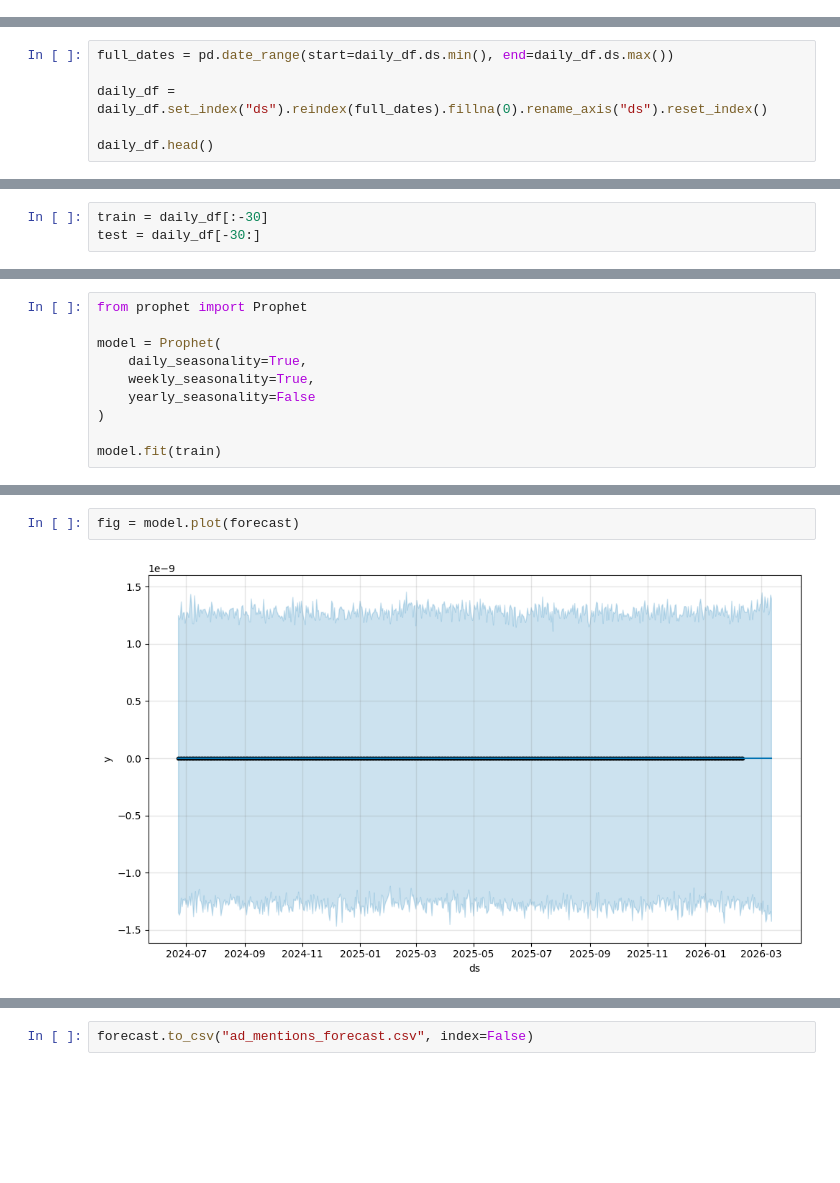
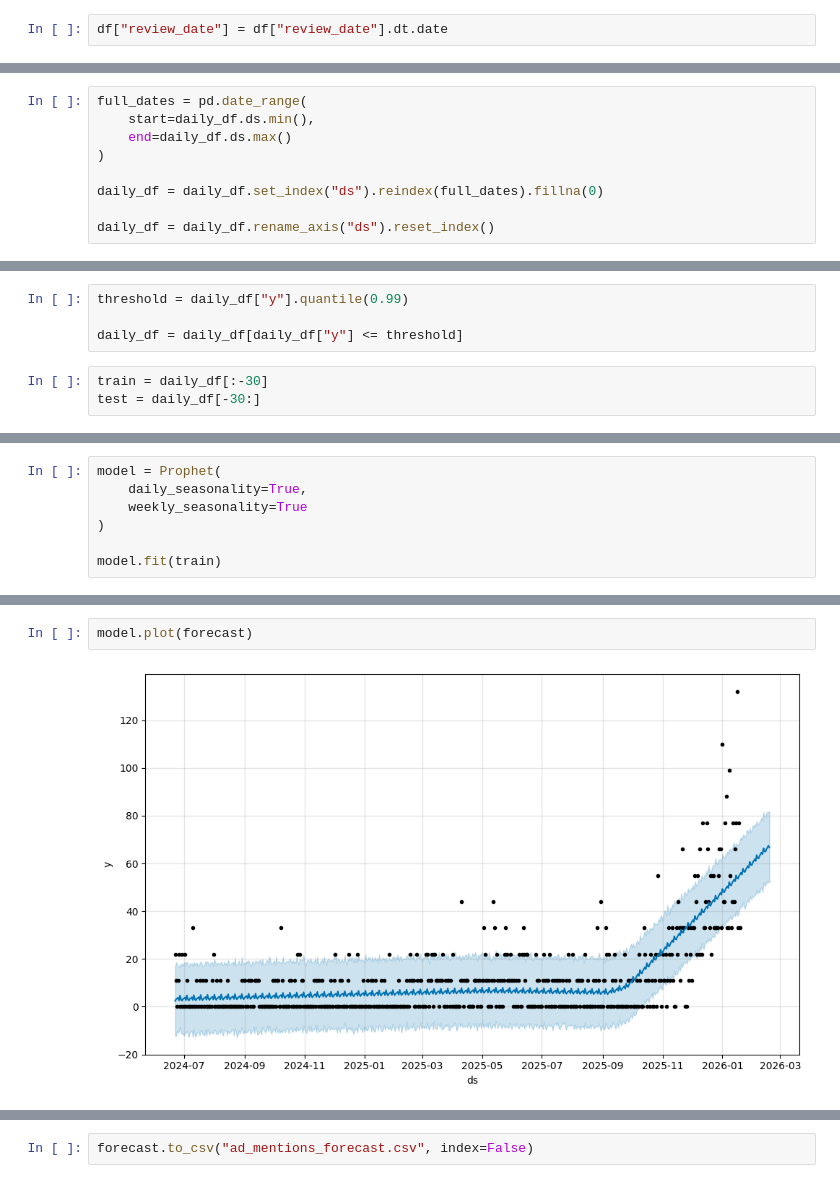
Before and after one commit to krishnans4132/data-driven-targeted-advertising, a Jupyter notebook: notebook/07_Time-Series Forecasting.ipynb, the cells around one changed output, grey strips where cells are left out. Saved outputs shown, nothing was run; the diff lists cells and outputs as text; blank space fills up the shorter version.

```diff
--- a/notebook/07_Time-Series Forecasting.ipynb
+++ b/notebook/07_Time-Series Forecasting.ipynb
@@ -16,3 +23,5 @@ df['review_date'] = pd.to_datetime(df['review_date'])
+# %%
+df["review_date"] = df["review_date"].dt.date
 # %%
 sentiment_map = {
     "positive": 1,
@@ -40,6 +97,9 @@ daily_df.head()
 # %%
-full_dates = pd.date_range(start=daily_df.ds.min(), end=daily_df.ds.max())
+full_dates = pd.date_range(
+    start=daily_df.ds.min(),
+    end=daily_df.ds.max()
+)
 
-daily_df = daily_df.set_index("ds").reindex(full_dates).fillna(0).rename_axis("ds").reset_index()
+daily_df = daily_df.set_index("ds").reindex(full_dates).fillna(0)
 
-daily_df.head()
+daily_df = daily_df.rename_axis("ds").reset_index()
@@ -53,3 +120,7 @@ daily_df.head()
+# %%
+threshold = daily_df["y"].quantile(0.99)
+
+daily_df = daily_df[daily_df["y"] <= threshold]
 # %%
 train = daily_df[:-30]
 test = daily_df[-30:]
@@ -79,10 +127,7 @@ Requirement already satisfied: six>=1.5 in /usr/local/lib/python3.12/dist-packag
 # %%
-from prophet import Prophet
-
 model = Prophet(
     daily_seasonality=True,
-    weekly_seasonality=True,
-    yearly_seasonality=False
+    weekly_seasonality=True
 )
 
 model.fit(train)
@@ -104,4 +150,4 @@ forecast.head()
 # %%
-fig = model.plot(forecast)
+model.plot(forecast)
 # %% [output]
-[figure, old version]
+[figure, new version]
```
Also changed, not shown: parts of 21 cells of this notebook, 1 other file.
